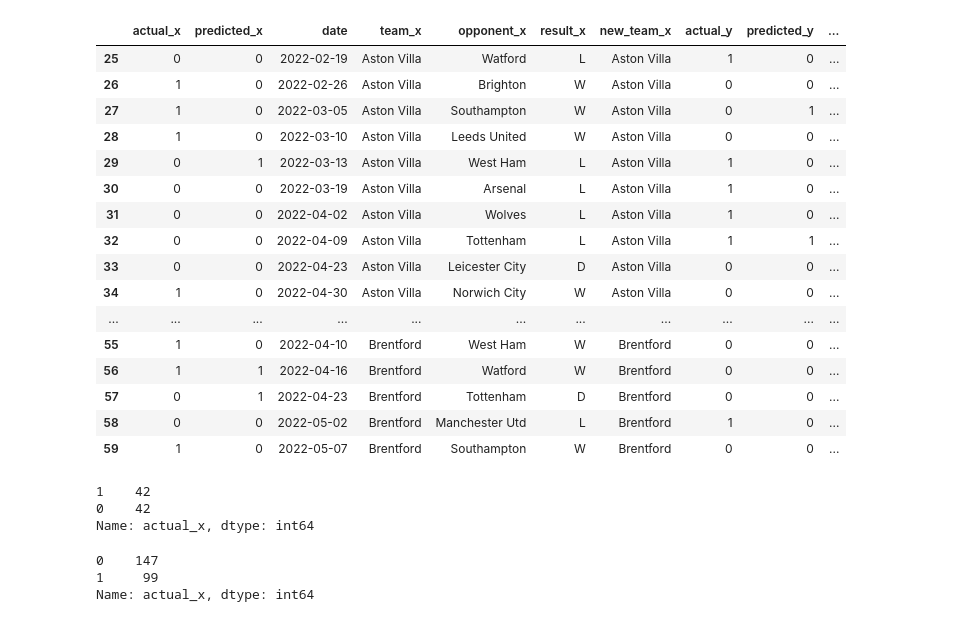
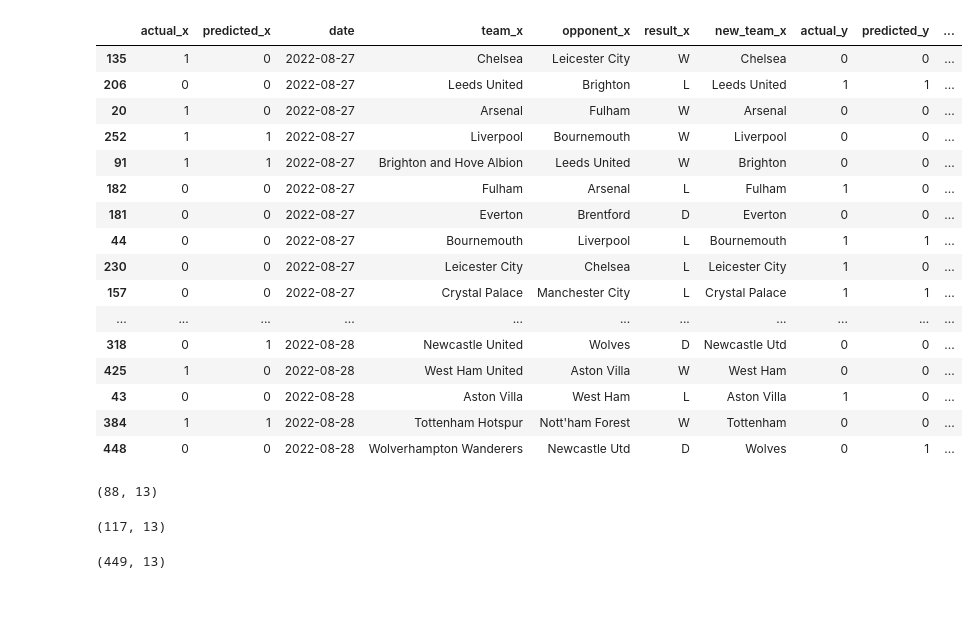
Before and after one commit to Miserry/dataQuest-DataAnalysis-Exercising, a Jupyter notebook: Predict PL matches.ipynb, the cells around one changed output. Cells and saved outputs as stored; diff of their text form; code cells hidden in the pictures.

```diff
--- a/Predict PL matches.ipynb
+++ b/Predict PL matches.ipynb
@@ -69,11 +151,13 @@ def rolling_averages(group, cols, new_cols):
     group = group.dropna(subset=new_cols)
     return group
 # %%
-cols = ['gf', 'ga', 'sh', 'sot', 'dist', 'fk', 'pk', 'pkatt']
-new_cols = [f"{c}_rolling" for c in cols]
+cols = ['gf', 'ga', 'poss', 'sh', 'sot', 'dist', 'fk']
+new_cols = [f"{c}R" for c in cols]
 # %%
 matches_rolling = matches.groupby('team').apply(lambda x: rolling_averages(x, cols, new_cols))
 # %%
 matches_rolling = matches_rolling.droplevel('team')
 # %%
 matches_rolling.index = range(matches_rolling.shape[0])
+# %%
+matches_rolling = round(matches_rolling)
@@ -80,2 +168,2 @@ matches_rolling.index = range(matches_rolling.shape[0])
 # %%
-#matches_rolling
+matches_rolling = matches_rolling.drop(columns=['pk', 'pkatt', 'day_c', 'hour', 'time', 'season'])
@@ -82,3 +186,6 @@ matches_rolling.index = range(matches_rolling.shape[0])
+# %%
+matches_rolling["date"] = pd.to_datetime(matches_rolling["date"])
+#matches_rolling.drop(columns=['target'])
 # %%
 def make_predictions(data, predictors):
     train = data[data['date'] < '2022-01-01']
@@ -132,36 +271,37 @@ combined
 # %%
 merged = combined.merge(combined, left_on=["date", "new_team"], right_on=["date", "opponent"])
-# %%
-merged[25:60]
-# %% [output]
-|  | actual_x | predicted_x | date | team_x | opponent_x | result_x | new_team_x | actual_y | predicted_y | ... |
-| 25 | 0 | 0 | 2022-02-19 | Aston Villa | Watford | L | Aston Villa | 1 | 0 | ... |
-| 26 | 1 | 0 | 2022-02-26 | Aston Villa | Brighton | W | Aston Villa | 0 | 0 | ... |
-| 27 | 1 | 0 | 2022-03-05 | Aston Villa | Southampton | W | Aston Villa | 0 | 1 | ... |
-| 28 | 1 | 0 | 2022-03-10 | Aston Villa | Leeds United | W | Aston Villa | 0 | 0 | ... |
-| 29 | 0 | 1 | 2022-03-13 | Aston Villa | West Ham | L | Aston Villa | 1 | 0 | ... |
-| 30 | 0 | 0 | 2022-03-19 | Aston Villa | Arsenal | L | Aston Villa | 1 | 0 | ... |
-| 31 | 0 | 0 | 2022-04-02 | Aston Villa | Wolves | L | Aston Villa | 1 | 0 | ... |
-| 32 | 0 | 0 | 2022-04-09 | Aston Villa | Tottenham | L | Aston Villa | 1 | 1 | ... |
-| 33 | 0 | 0 | 2022-04-23 | Aston Villa | Leicester City | D | Aston Villa | 0 | 0 | ... |
-| 34 | 1 | 0 | 2022-04-30 | Aston Villa | Norwich City | W | Aston Villa | 0 | 0 | ... |
-| ... | ... | ... | ... | ... | ... | ... | ... | ... | ... | ... |
-| 55 | 1 | 0 | 2022-04-10 | Brentford | West Ham | W | Brentford | 0 | 0 | ... |
-| 56 | 1 | 1 | 2022-04-16 | Brentford | Watford | W | Brentford | 0 | 0 | ... |
-| 57 | 0 | 1 | 2022-04-23 | Brentford | Tottenham | D | Brentford | 0 | 0 | ... |
-| 58 | 0 | 0 | 2022-05-02 | Brentford | Manchester Utd | L | Brentford | 1 | 0 | ... |
-| 59 | 1 | 0 | 2022-05-07 | Brentford | Southampton | W | Brentford | 0 | 0 | ... |
+# %%
+merged = merged.sort_values(by='date')
+merged[430:]
+# %% [output]
+|  | actual_x | predicted_x | date | team_x | opponent_x | result_x | new_team_x | actual_y | predicted_y | ... |
+| 135 | 1 | 0 | 2022-08-27 | Chelsea | Leicester City | W | Chelsea | 0 | 0 | ... |
+| 206 | 0 | 0 | 2022-08-27 | Leeds United | Brighton | L | Leeds United | 1 | 1 | ... |
+| 20 | 1 | 0 | 2022-08-27 | Arsenal | Fulham | W | Arsenal | 0 | 0 | ... |
+| 252 | 1 | 1 | 2022-08-27 | Liverpool | Bournemouth | W | Liverpool | 0 | 0 | ... |
+| 91 | 1 | 1 | 2022-08-27 | Brighton and Hove Albion | Leeds United | W | Brighton | 0 | 0 | ... |
+| 182 | 0 | 0 | 2022-08-27 | Fulham | Arsenal | L | Fulham | 1 | 0 | ... |
+| 181 | 0 | 0 | 2022-08-27 | Everton | Brentford | D | Everton | 0 | 0 | ... |
+| 44 | 0 | 0 | 2022-08-27 | Bournemouth | Liverpool | L | Bournemouth | 1 | 1 | ... |
+| 230 | 0 | 0 | 2022-08-27 | Leicester City | Chelsea | L | Leicester City | 1 | 0 | ... |
+| 157 | 0 | 0 | 2022-08-27 | Crystal Palace | Manchester City | L | Crystal Palace | 1 | 1 | ... |
+| ... | ... | ... | ... | ... | ... | ... | ... | ... | ... | ... |
+| 318 | 0 | 1 | 2022-08-28 | Newcastle United | Wolves | D | Newcastle Utd | 0 | 0 | ... |
+| 425 | 1 | 0 | 2022-08-28 | West Ham United | Aston Villa | W | West Ham | 0 | 0 | ... |
+| 43 | 0 | 0 | 2022-08-28 | Aston Villa | West Ham | L | Aston Villa | 1 | 0 | ... |
+| 384 | 1 | 1 | 2022-08-28 | Tottenham Hotspur | Nott'ham Forest | W | Tottenham | 0 | 0 | ... |
+| 448 | 0 | 0 | 2022-08-28 | Wolverhampton Wanderers | Newcastle Utd | D | Wolves | 0 | 1 | ... |
 # %%
 #Let's now get only the predictions, where one team was predicted to win and the other to lose.
-merged[(merged['predicted_x'] == 1) & (merged['predicted_y'] == 0)]['actual_x'].value_counts()
+merged[(merged['predicted_x'] == 1) & (merged['predicted_y'] == 0) & (merged['actual_x'] == 1)].shape
 # %% [output]
-1    42
-0    42
-Name: actual_x, dtype: int64
+(88, 13)
 # %%
 #Let's search for some draws.
-merged[(merged['predicted_x'] == 0) & (merged['predicted_y'] == 0)]['actual_x'].value_counts()
+merged[(merged['predicted_x'] == 1) & (merged['predicted_y'] == 0)].shape
 # %% [output]
-0    147
-1     99
-Name: actual_x, dtype: int64
+(117, 13)
+# %%
+merged.shape
+# %% [output]
+(449, 13)
```
Also changed, not shown: parts of 26 cells of this notebook.
